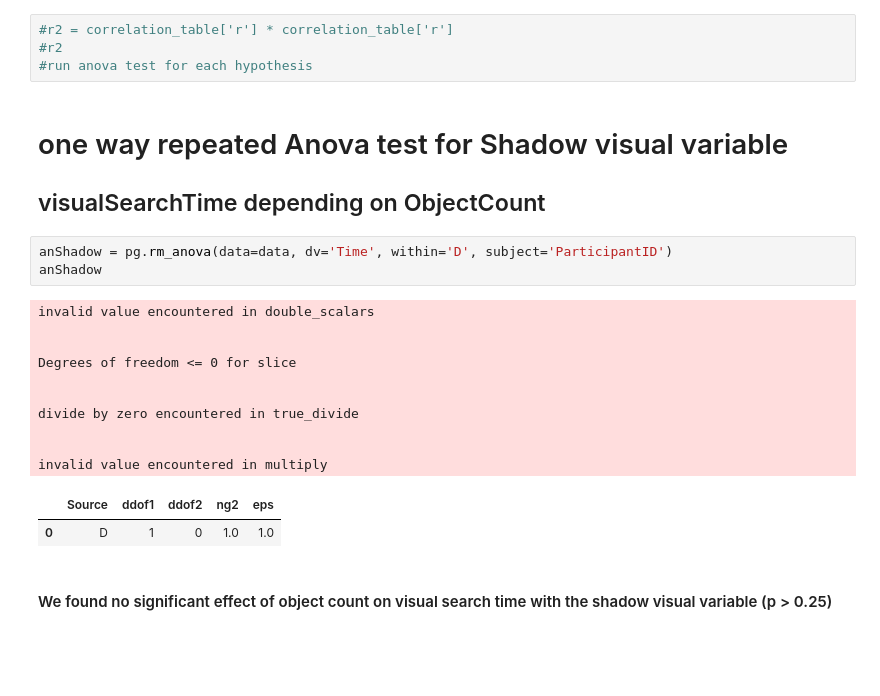
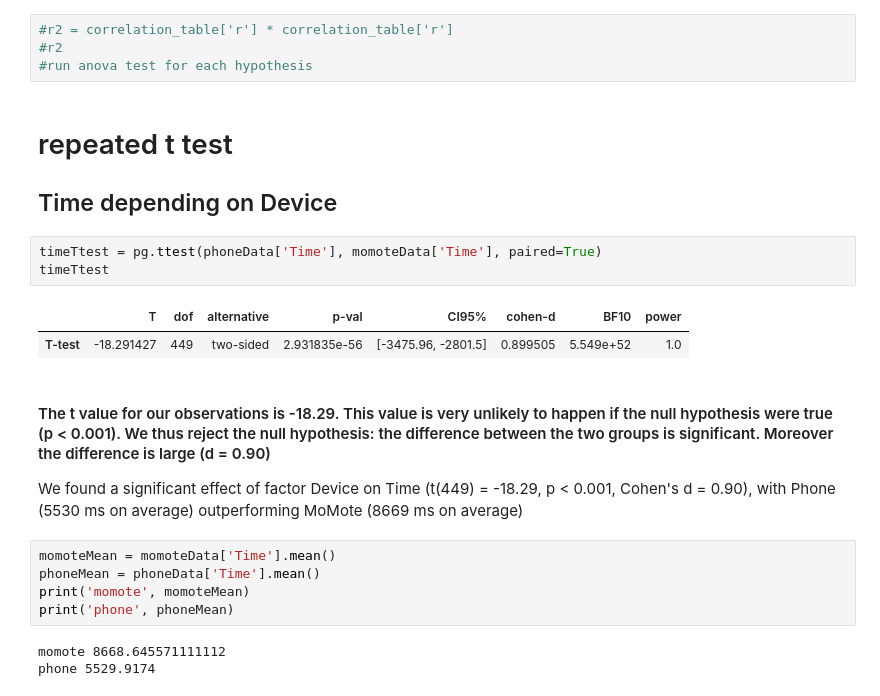
Before and after one commit to kersten16/MoMote, a Jupyter notebook: Statistical_Analysis/Statistical_Analisys.ipynb, the cells around one changed output. Saved outputs shown, nothing was run; the diff lists cells and outputs as text; blank space fills up the shorter version.

```diff
--- a/Statistical_Analysis/Statistical_Analisys.ipynb
+++ b/Statistical_Analysis/Statistical_Analisys.ipynb
@@ -222,24 +230,24 @@ correlation_table3
 #r2
 #run anova test for each hypothesis
 # %% [markdown]
-# one way repeated Anova test for Shadow visual variable
-## visualSearchTime depending on ObjectCount
+# repeated t test
+## Time depending on Device
 # %%
-anShadow = pg.rm_anova(data=data, dv='Time', within='D', subject='ParticipantID')
-anShadow
+timeTtest = pg.ttest(phoneData['Time'], momoteData['Time'], paired=True)
+timeTtest
 # %% [output]
-invalid value encountered in double_scalars
-
-
-Degrees of freedom <= 0 for slice
-
-
-divide by zero encountered in true_divide
-
-
-invalid value encountered in multiply
-|  | Source | ddof1 | ddof2 | ng2 | eps |
-| 0 | D | 1 | 0 | 1.0 | 1.0 |
+|  | T | dof | alternative | p-val | CI95% | cohen-d | BF10 | power |
+| T-test | -18.291427 | 449 | two-sided | 2.931835e-56 | [-3475.96, -2801.5] | 0.899505 | 5.549e+52 | 1.0 |
 # %% [markdown]
-#### We found no significant effect of object count on visual search time with the shadow visual variable (p > 0.25)
+#### The t value for our observations is -18.29. This value is very unlikely to happen if the null hypothesis were true (p < 0.001). We thus reject the null hypothesis: the difference between the two groups is significant. Moreover the difference is large (d = 0.90)
+
+We found a significant effect of factor Device on Time (t(449) = -18.29, p < 0.001, Cohen's d = 0.90), with Phone (5530 ms on average) outperforming MoMote (8669 ms on average)
+# %%
+momoteMean = momoteData['Time'].mean()
+phoneMean = phoneData['Time'].mean()
+print('momote', momoteMean)
+print('phone', phoneMean)
+# %% [output]
+momote 8668.645571111112
+phone 5529.9174
 # %%
```
Also changed, not shown: parts of 38 cells of this notebook, 1 other file.
